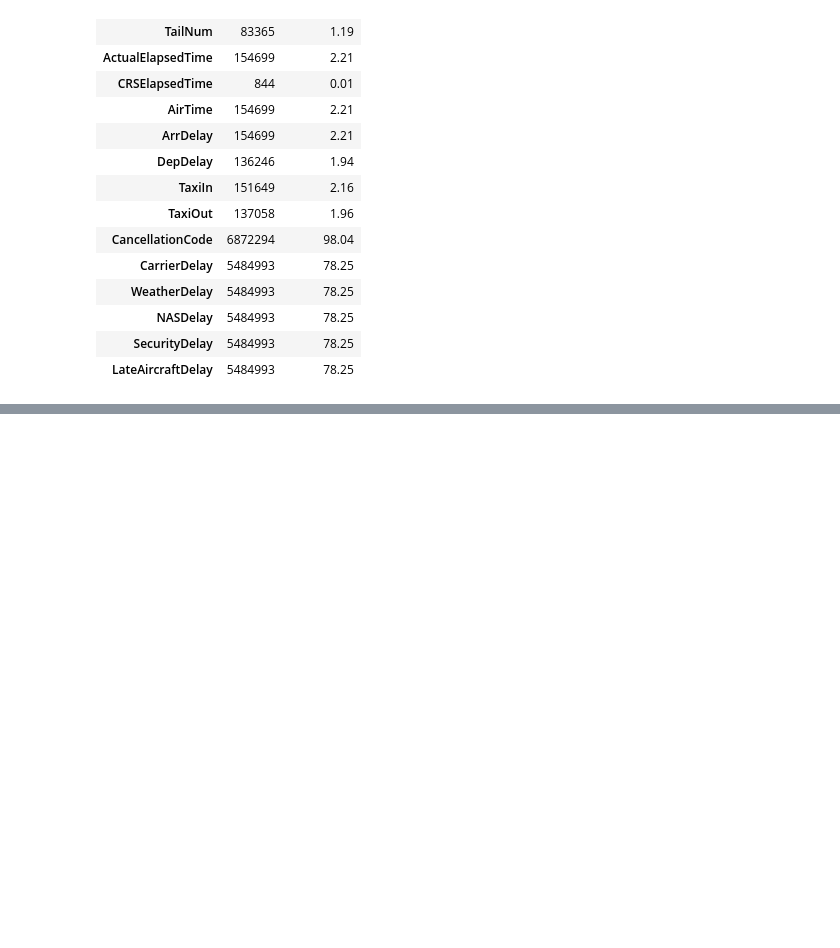
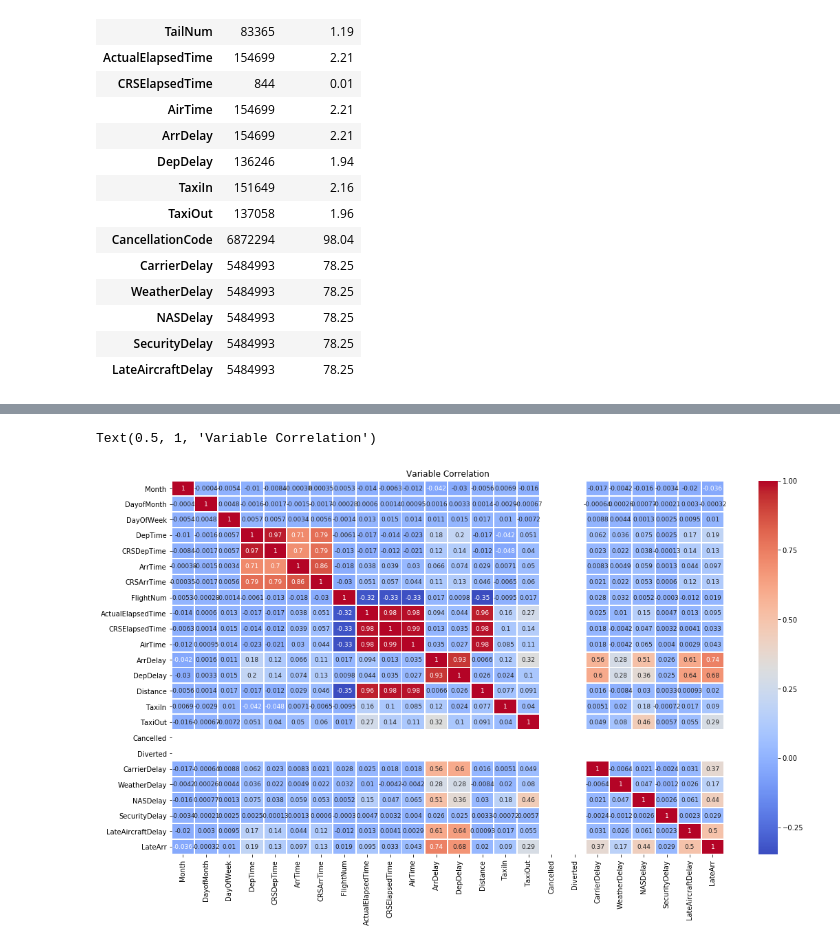
Before and after one commit to danghung-dev/cbd-assignment, a Jupyter notebook: assignment5_Airline_Arrival/assignment5.ipynb, the cells around one changed output, grey strips where cells are left out. Cells and saved outputs as stored; diff of their text form; code cells hidden in the pictures; blank space fills up the shorter version.

```diff
--- a/assignment5_Airline_Arrival/assignment5.ipynb
+++ b/assignment5_Airline_Arrival/assignment5.ipynb
@@ -151,0 +246,7 @@ missingValueColumnsFrame
+# %%
+plt.figure(figsize=(18,10))
+sns.heatmap(data.corr(),cmap = 'coolwarm',linewidth = 1,annot= True, annot_kws={"size": 9})
+plt.title('Variable Correlation')
+# %% [output]
+Text(0.5, 1, 'Variable Correlation')
+[figure, added]
```
Also changed, not shown: parts of 11 cells of this notebook, 1 other file.
